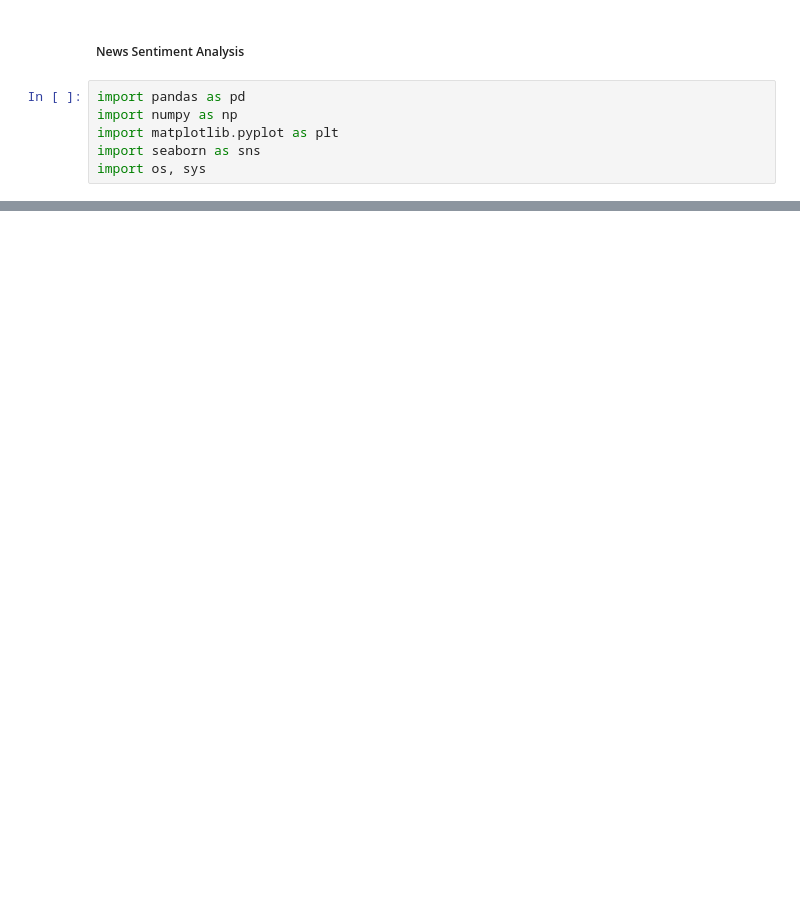
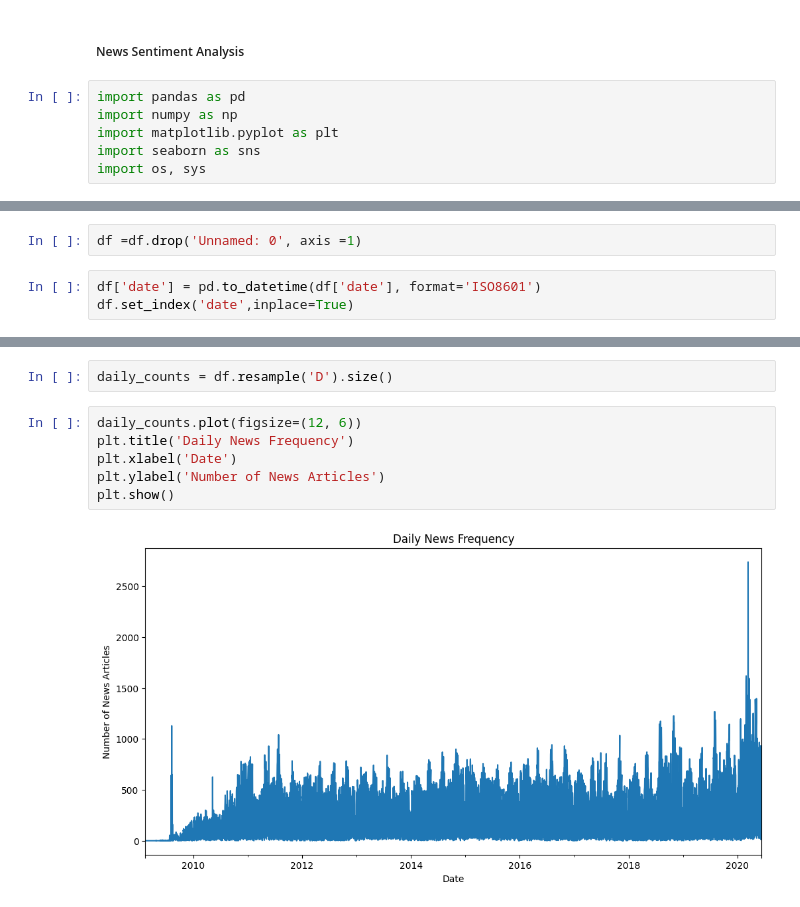
Before and after one commit to abrehamashebir/kaim3-stock-price-analysis, a Jupyter notebook: notebook/news_sentiment.ipynb, the cells around one changed output, grey strips where cells are left out. Cells and saved outputs as stored; diff of their text form; blank space fills up the shorter version.

```diff
--- a/notebook/news_sentiment.ipynb
+++ b/notebook/news_sentiment.ipynb
@@ -29,0 +61,5 @@ df
+# %%
+df =df.drop('Unnamed: 0', axis =1)
+# %%
+df['date'] = pd.to_datetime(df['date'], format='ISO8601')
+df.set_index('date',inplace=True)
@@ -29,0 +108,10 @@ df
+# %%
+daily_counts = df.resample('D').size()
+# %%
+daily_counts.plot(figsize=(12, 6))
+plt.title('Daily News Frequency')
+plt.xlabel('Date')
+plt.ylabel('Number of News Articles')
+plt.show()
+# %% [output]
+[figure, added]
```
Also changed, not shown: parts of 11 cells of this notebook, 1 other file.
